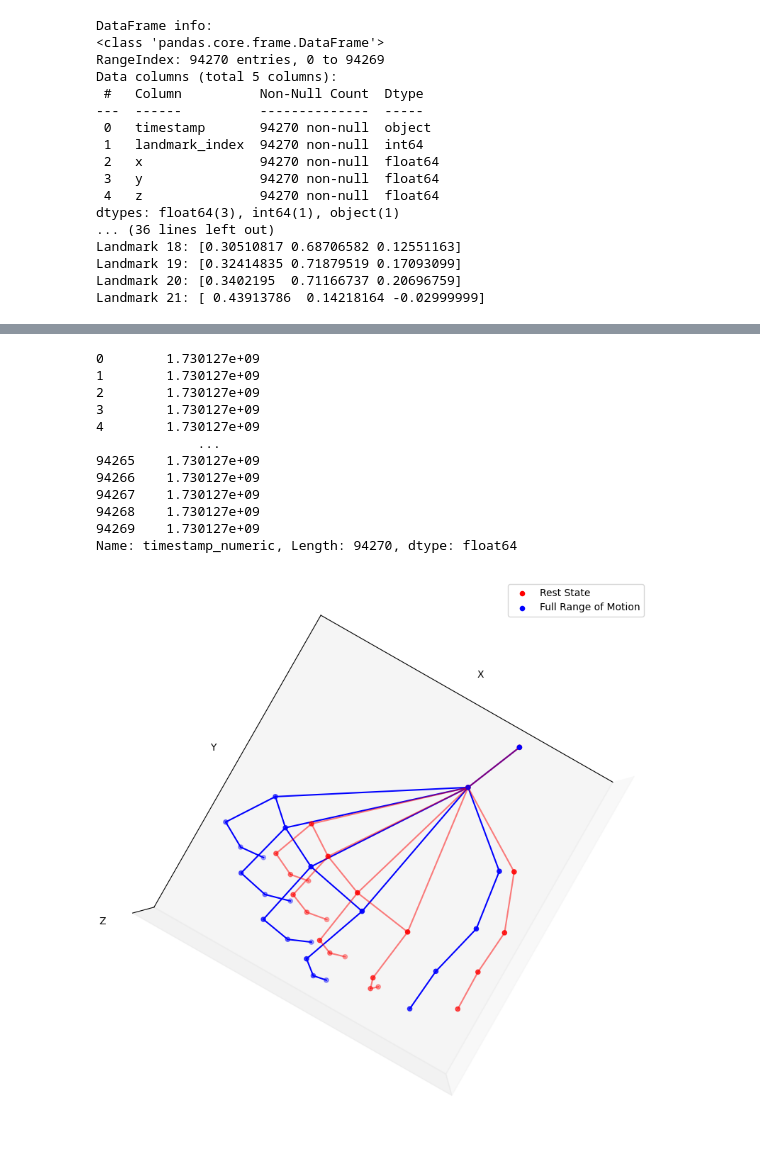
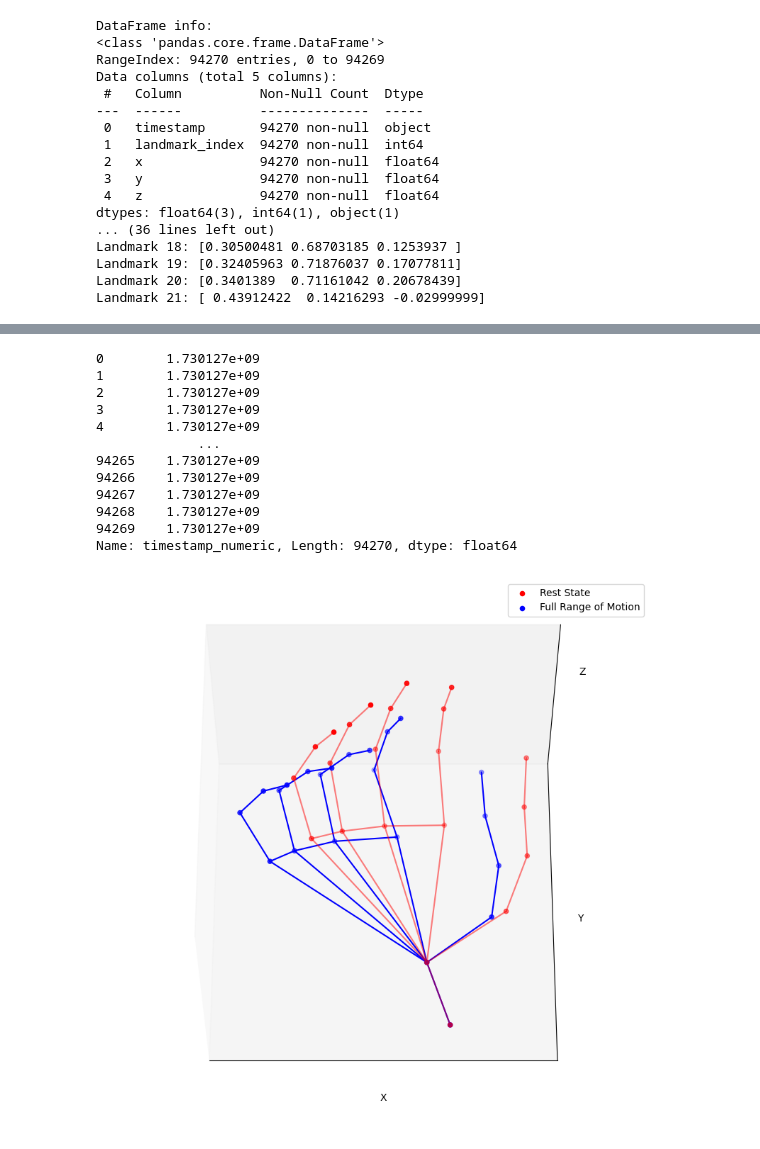
Before and after one commit to firmanserdana/Regrasp_Project, a Jupyter notebook: Code/mediapipe/stick_diagram.ipynb, the cells around one changed output, grey strips where cells are left out. Saved outputs shown, nothing was run; the diff lists cells and outputs as text; code cells hidden in the pictures.

```diff
--- a/Code/mediapipe/stick_diagram.ipynb
+++ b/Code/mediapipe/stick_diagram.ipynb
@@ -10,7 +10,7 @@ clear_output()
 import pandas as pd
 import pandas as pd
 
-df = pd.read_csv(r'C:\Users\FireP1-Labster\Documents\gitworks\Rewire_Project\Code\mediapipe\ulnar-dev-1.25-2.28-2024-10-28-14-48-35_Pro.csv')
+df = pd.read_csv(r'C:\Users\FireP1-Labster\Documents\gitworks\Rewire_Project\Code\mediapipe\ulnar-dev-1.25-2.28-2024-10-28-14-48-35_Pro_v2.csv')
 # Show the first few rows of the DataFrame
 df.head()
 
@@ -312,8 +312,8 @@ ax.set_xlabel('X')
 ax.set_ylabel('Y')
 ax.set_zlabel('Z')
 
-mirrored_elev = 270
-mirrored_azim = 60
+mirrored_elev = 60
+mirrored_azim = 270
 
 # Set mirrored view
 ax.view_init(elev=mirrored_elev, azim=mirrored_azim)
@@ -340,38 +340,38 @@ ax.scatter([], [], [], c='b', label='Full Range of Motion')
 # Show the legend
 ax.legend()
 
-plt.savefig('ulnar_dev_143_anchored.svg', format='svg', dpi=1200)
+plt.savefig('ulnar_dev_143_anchored_fixed.svg', format='svg', dpi=1200)
 # Show the plot
 plt.show()
 # %% [output]
 DataFrame info:
 <class 'pandas.core.frame.DataFrame'>
 RangeIndex: 94270 entries, 0 to 94269
 Data columns (total 5 columns):
  #   Column          Non-Null Count  Dtype
 ---  ------          --------------  -----
  0   timestamp       94270 non-null  object
  1   landmark_index  94270 non-null  int64
  2   x               94270 non-null  float64
  3   y               94270 non-null  float64
  4   z               94270 non-null  float64
 dtypes: float64(3), int64(1), object(1)
 ... (36 lines left out)
-Landmark 18: [0.30510817 0.68706582 0.12551163]
-Landmark 19: [0.32414835 0.71879519 0.17093099]
-Landmark 20: [0.3402195  0.71166737 0.20696759]
-Landmark 21: [ 0.43913786  0.14218164 -0.02999999]
+Landmark 18: [0.30500481 0.68703185 0.1253937 ]
+Landmark 19: [0.32405963 0.71876037 0.17077811]
+Landmark 20: [0.3401389  0.71161042 0.20678439]
+Landmark 21: [ 0.43912422  0.14216293 -0.02999999]
 [figure]
 0        1.730127e+09
 1        1.730127e+09
 2        1.730127e+09
 3        1.730127e+09
 4        1.730127e+09
              ...
 94265    1.730127e+09
 94266    1.730127e+09
 94267    1.730127e+09
 94268    1.730127e+09
 94269    1.730127e+09
 Name: timestamp_numeric, Length: 94270, dtype: float64
-[figure, old version]
+[figure, new version]
```
Also changed, not shown: parts of 2 cells of this notebook.
